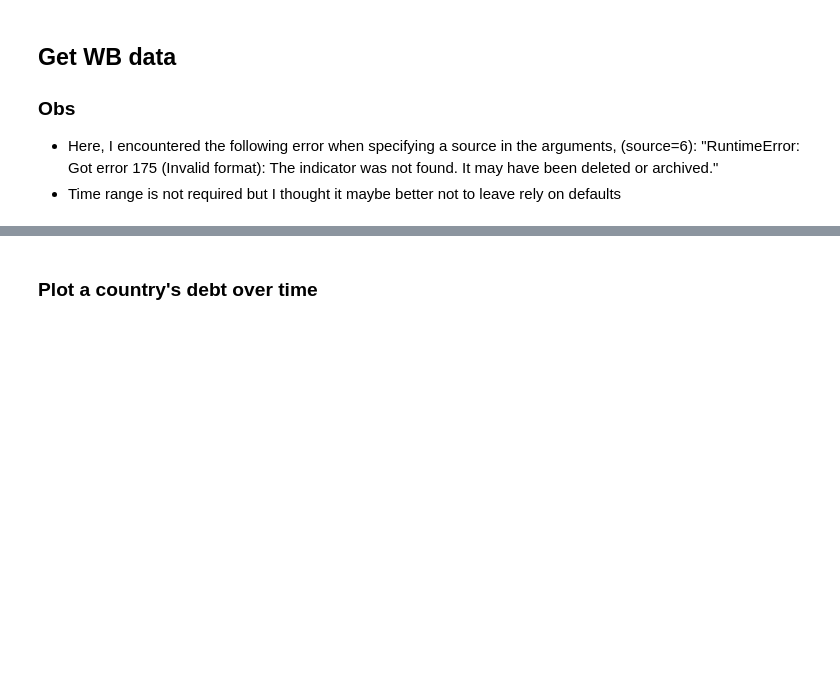
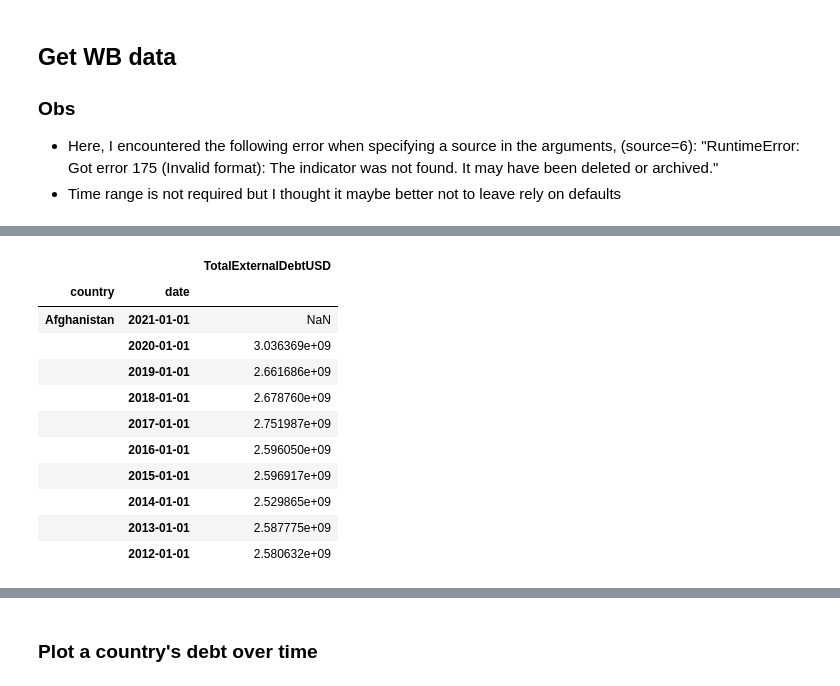
Before and after one commit to a7u7a/blokis-intl-debt, a Jupyter notebook: get-debt.ipynb, the cells around one changed output, grey strips where cells are left out. Drawn from its saved outputs; the diff is of its cells as text; code cells hidden in the pictures; blank space fills up the shorter version.

```diff
--- a/get-debt.ipynb
+++ b/get-debt.ipynb
@@ -72 +122,17 @@ def get_wb_data():
     return df
+# %%
+wb_df = get_wb_data()
+wb_df.head(10)
+# %% [output]
+|  |  | TotalExternalDebtUSD |
+| country | date |  |
+| Afghanistan | 2021-01-01 | NaN |
+|  | 2020-01-01 | 3.036369e+09 |
+|  | 2019-01-01 | 2.661686e+09 |
+|  | 2018-01-01 | 2.678760e+09 |
+|  | 2017-01-01 | 2.751987e+09 |
+|  | 2016-01-01 | 2.596050e+09 |
+|  | 2015-01-01 | 2.596917e+09 |
+|  | 2014-01-01 | 2.529865e+09 |
+|  | 2013-01-01 | 2.587775e+09 |
+|  | 2012-01-01 | 2.580632e+09 |
```
Also changed, not shown: parts of 14 cells of this notebook.
